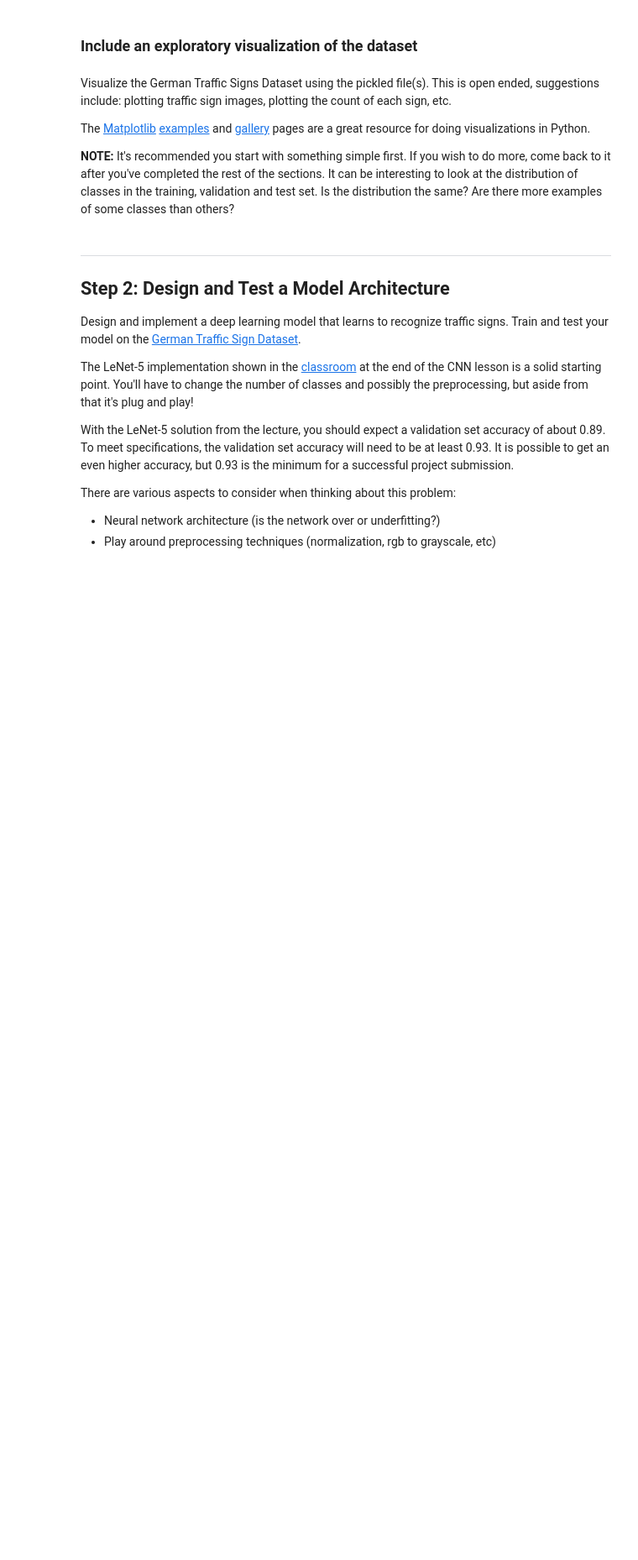
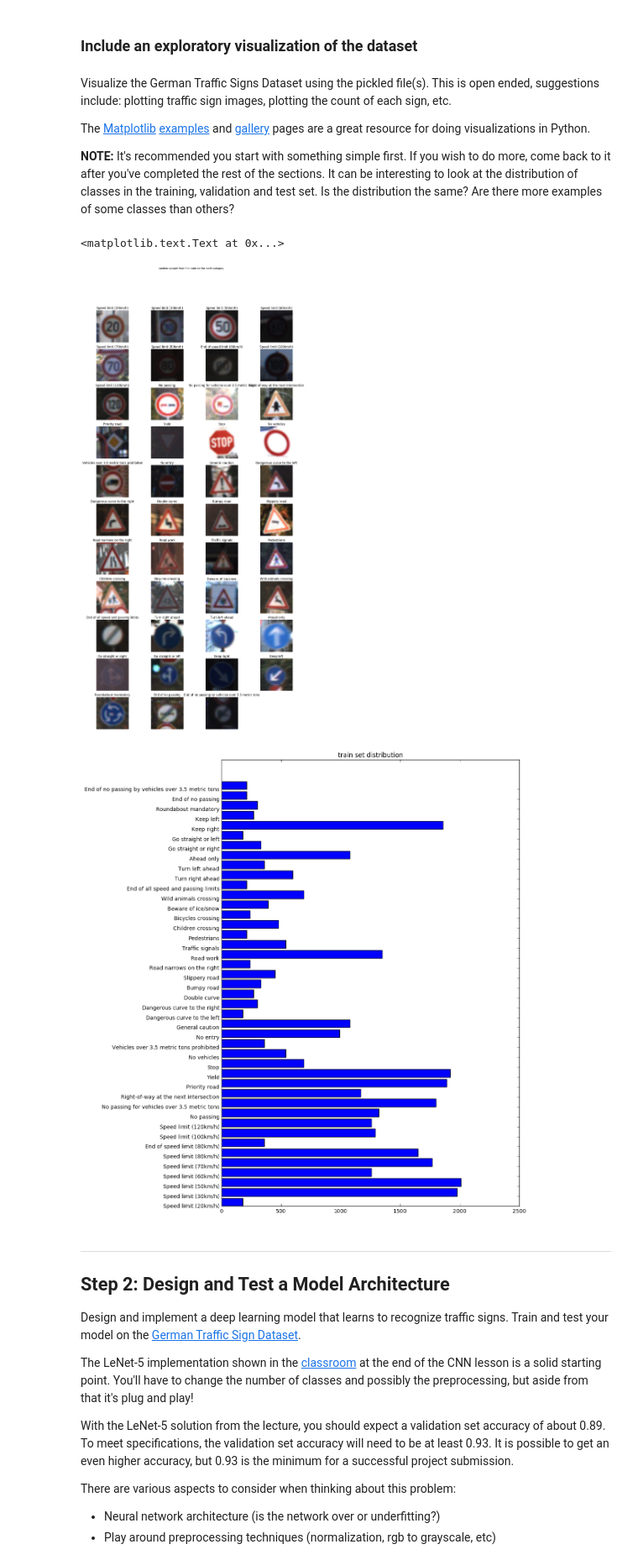
Before and after one commit to micsh/Traffic-Sign-Classifier-P2, a Jupyter notebook: Traffic_Sign_Classifier.ipynb, the cells around one changed output. Shown at 84% size. Drawn from its saved outputs; the diff is of its cells as text; code cells hidden in the pictures; blank space fills up the shorter version.

Commit message:
notebook checkpoint

```diff
--- a/Traffic_Sign_Classifier.ipynb
+++ b/Traffic_Sign_Classifier.ipynb
@@ -25,9 +25,9 @@ import pickle
 
 # TODO: Fill this in based on where you saved the training and testing data
 
-training_file = ?
-validation_file=?
-testing_file = ?
+training_file = 'data/train.p'
+validation_file = 'data/valid.p'
+testing_file = 'data/test.p'
 
 with open(training_file, mode='rb') as f:
     train = pickle.load(f)
@@ -58,22 +58,25 @@ Complete the basic data summary below. Use python, numpy and/or pandas methods t
 ### Replace each question mark with the appropriate value.
 ### Use python, pandas or numpy methods rather than hard coding the results
 
+import numpy as np
+
 # TODO: Number of training examples
-n_train = ?
+n_train = len(X_train)
 
 # TODO: Number of validation examples
-n_validation = ?
+n_validation = len(X_valid)
 
 # TODO: Number of testing examples.
-n_test = ?
+n_test = len(X_test)
 
 # TODO: What's the shape of an traffic sign image?
-image_shape = ?
+image_shape = X_train[0].shape
 
 # TODO: How many unique classes/labels there are in the dataset.
-n_classes = ?
+n_classes = np.sum(np.bincount(y_train) > 0)
 
 print("Number of training examples =", n_train)
+print("Number of validation examples =", n_validation)
 print("Number of testing examples =", n_test)
 print("Image data shape =", image_shape)
 print("Number of classes =", n_classes)
@@ -94,3 +97,42 @@ import matplotlib.pyplot as plt
+# %%
+### Data exploration visualization code goes here.
+### Feel free to use as many code cells as needed.
+import csv
+import random
+import matplotlib.pyplot as plt
+# Visualizations will be shown in the notebook.
+%matplotlib inline
+
+def read_sign_names():
+    with open('./data/signnames.csv', 'r') as csvfile:
+        reader = csv.reader(csvfile, delimiter=',')
+        next(reader) # skip header
+        for row in reader:
+            yield row[1]
+
+def show_sample():
+    fig = plt.figure(figsize=(15, 30))
+    fig.suptitle('random sample from the train set for each category')
+    #axs = axs.ravel()
+    for i in range(0, n_classes):
+        plt.subplot(11, 4, i+1)
+        plt.axis('off')
+        plt.imshow(random.choice(X_train[y_train == i]))
+        plt.title(labels[i])
+
+show_sample()
+
+labels = list(read_sign_names())
+
+unique, counts = np.unique(y_train, return_counts=True)
+
+fig = plt.figure(figsize=(10, 15))
+plt.barh(unique, counts, tick_label = labels)
+plt.title('train set distribution')
+# %% [output]
+<matplotlib.text.Text at 0x...>
+[figure, added]
+[figure, added]
 # %% [markdown]
 ----
 
```
Also changed, not shown: parts of 2 cells of this notebook, 1 other file.
